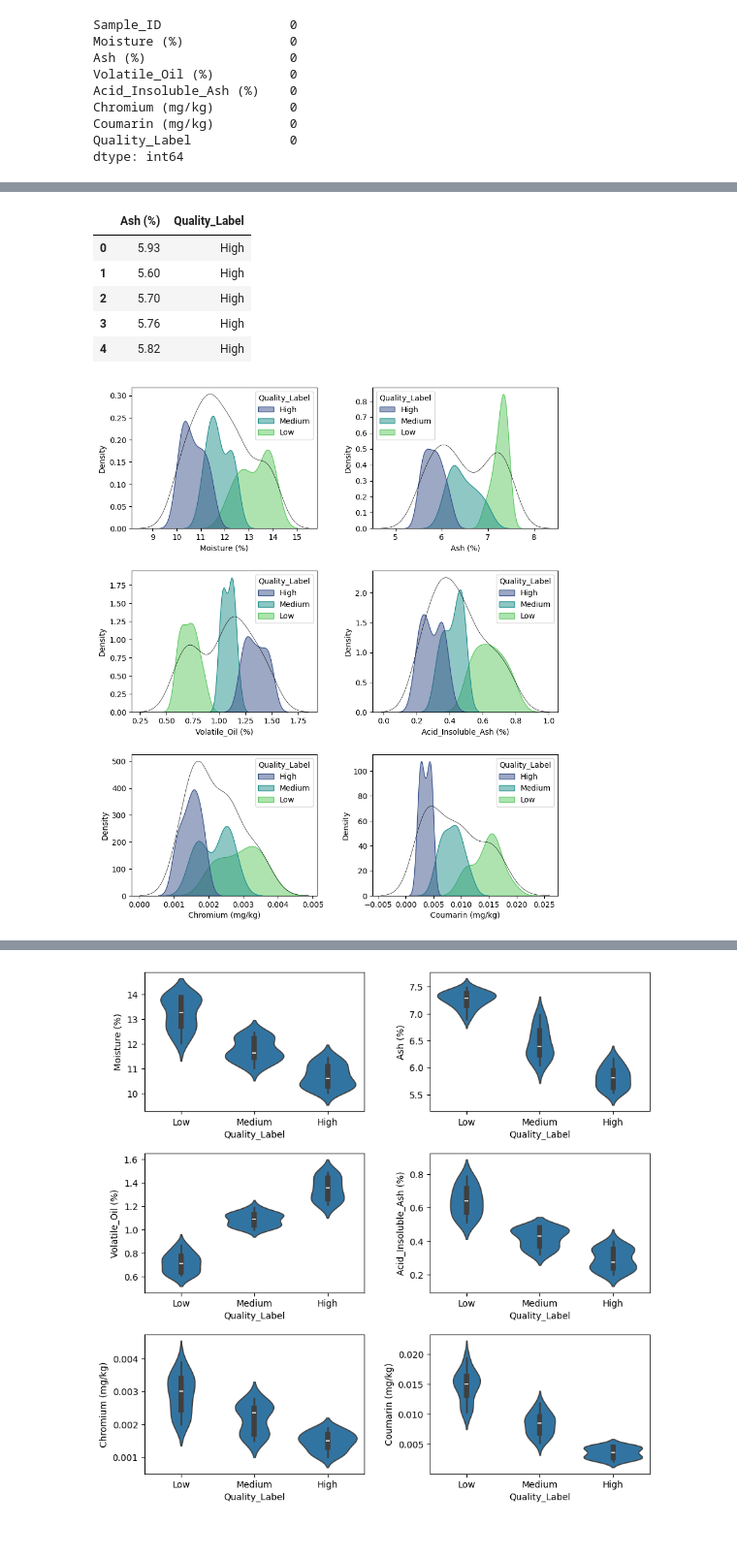
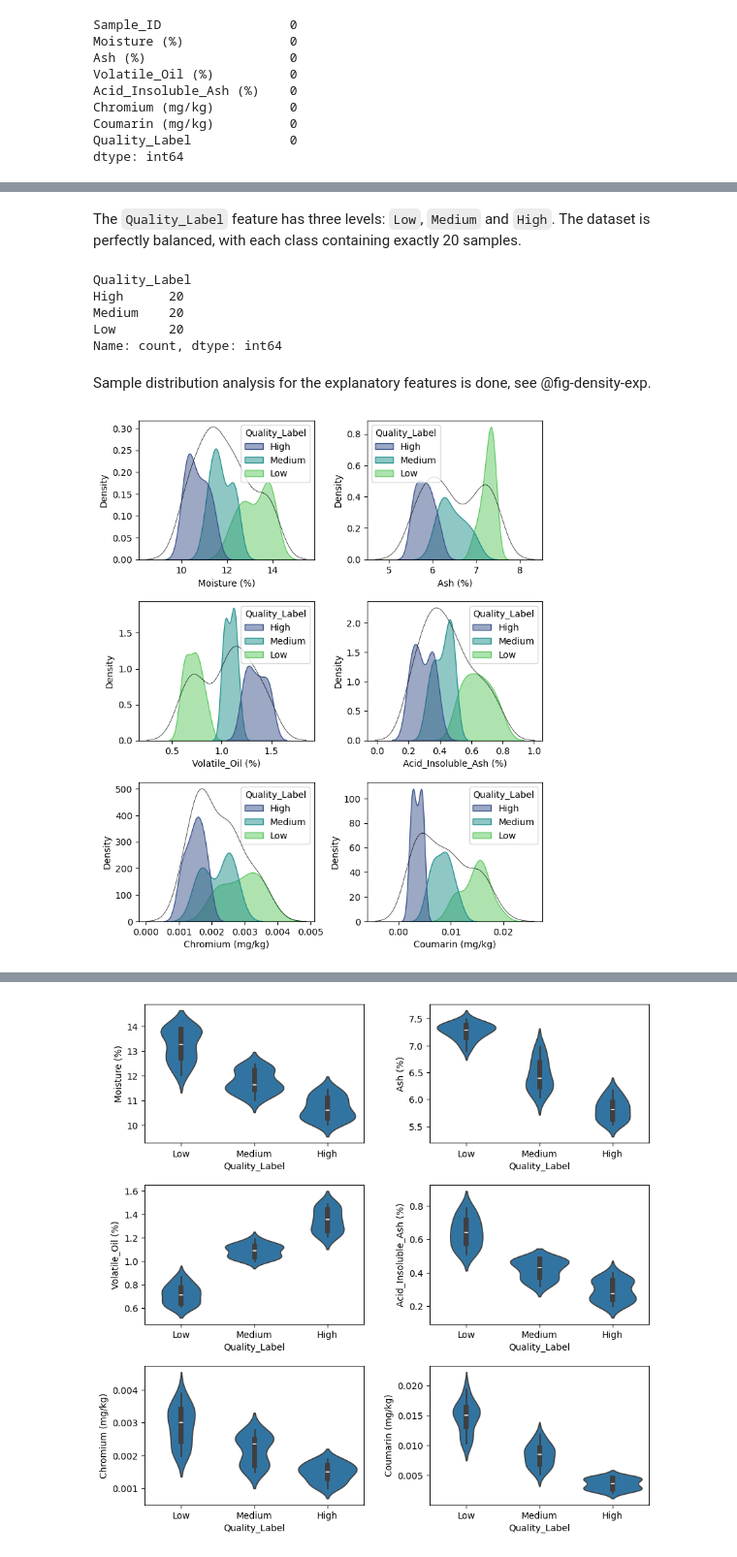
Before and after one commit to mapardo-lab/minimalCinnamon, a Jupyter notebook: minimalCinnamon.ipynb, the cells around one changed output, grey strips where cells are left out. Shown at 97% size. Saved outputs shown, nothing was run; the diff lists cells and outputs as text; code cells hidden in the pictures.

```diff
--- a/minimalCinnamon.ipynb
+++ b/minimalCinnamon.ipynb
@@ -68,24 +74,33 @@ features = list(filter(lambda x: x not in ['Sample_ID', 'Quality_Label'],  list(
-# %%
-df.columns
-df[['Ash (%)', 'Quality_Label']].head()
-# %% [output]
-|  | Ash (%) | Quality_Label |
-| 0 | 5.93 | High |
-| 1 | 5.60 | High |
-| 2 | 5.70 | High |
-| 3 | 5.76 | High |
-| 4 | 5.82 | High |
+# %% [markdown]
+The `Quality_Label` feature has three levels: `Low`, `Medium` and `High`. The dataset is perfectly balanced, with each class containing exactly 20 samples.
+# %%
+#| echo: false
+#| output: false
+# Target feature distribution
+df['Quality_Label'].value_counts()
+# %% [output]
+Quality_Label
+High      20
+Medium    20
+Low       20
+Name: count, dtype: int64
+# %% [markdown]
+Sample distribution analysis for the explanatory features is done, see @fig-density-exp.
+# %%
+#| echo: false
+#| output: false
+features = df.drop(['Quality_Label', 'Sample_ID'],axis = 1).columns.tolist()
 # %%
-# Density plot each feature
-plt.figure(figsize=(10, 12))  # Dynamic figure size
+#| label: fig-density-exp
+#| fig-cap: "Density plots for each explanatory feature, showing the distribution of all samples (black line) overlaid with distributions colored by Quality_Label (Low, Medium, High)."
+plt.figure(figsize=(8, 10))  # Dynamic figure size
 plt.subplots_adjust(wspace = 0.3, hspace = 0.3)
 for i, feature in enumerate(features,start=1):
     plt.subplot(3, 2, i)
-    #sns.kdeplot(df[feature], fill=True, color='skyblue', alpha=0.5)
     sns.kdeplot(data=df, x=feature, fill=True, hue='Quality_Label', alpha=0.5, palette='viridis')
     sns.kdeplot(data=df, x=feature, linewidth=0.5, color='black')
     plt.xlabel(feature)
     plt.ylabel('Density')
 plt.show()
 # %% [output]
-[figure, old version]
+[figure, new version]
```
Also changed, not shown: parts of 35 cells of this notebook, 24 other files.
